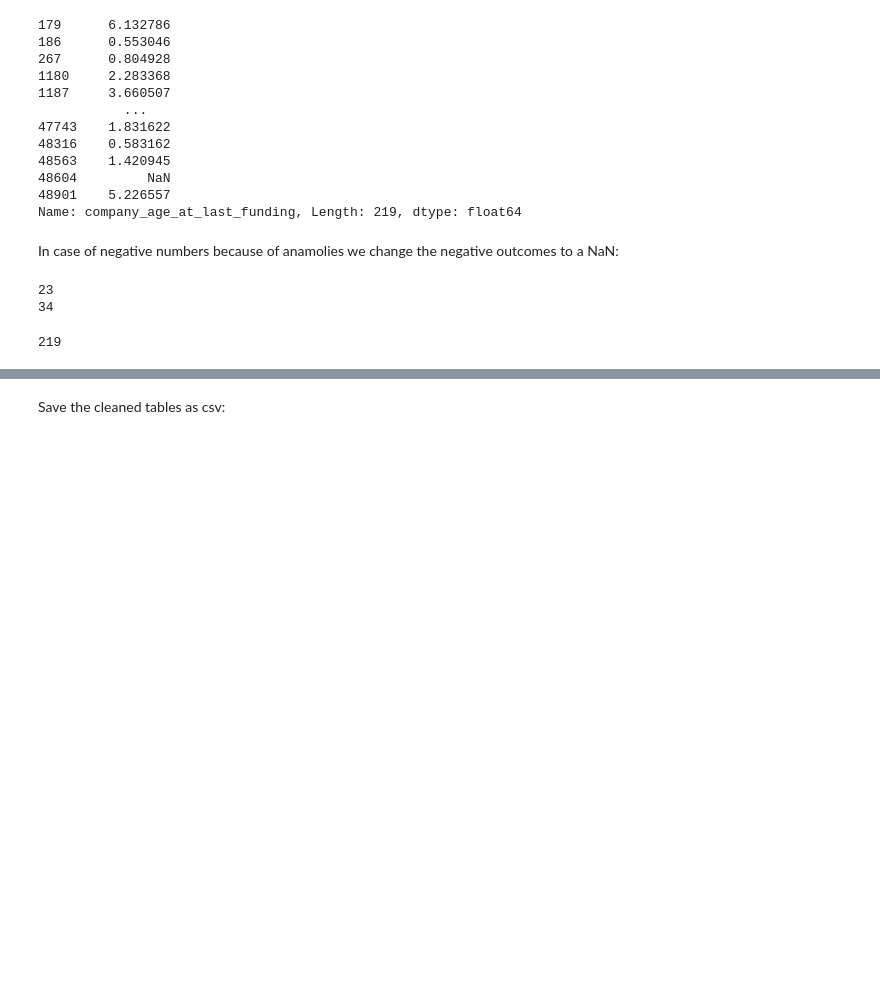
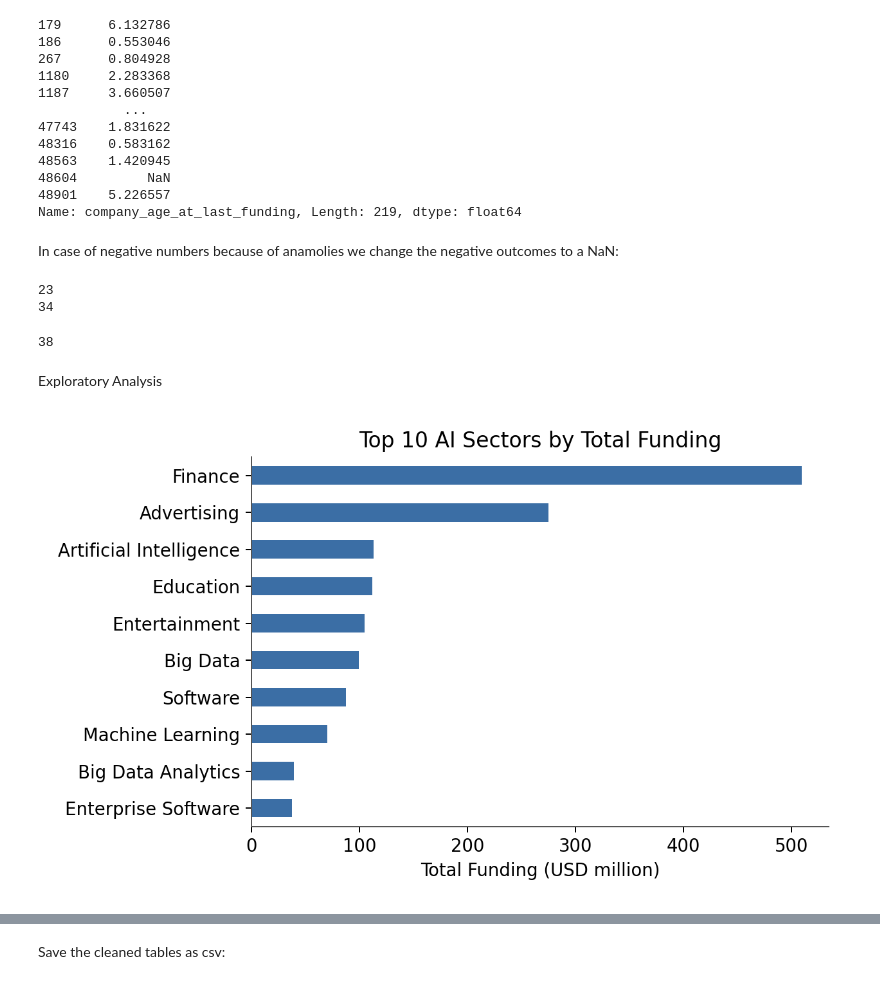
Before and after one commit to feyzaunutulmaz/capstone_ai_startup_intelligence, a Jupyter notebook: data_cleaning.ipynb, the cells around one changed output, grey strips where cells are left out. Drawn from its saved outputs; the diff is of its cells as text; code cells hidden in the pictures; blank space fills up the shorter version.

Commit message:
added EDA and charts

```diff
--- a/data_cleaning.ipynb
+++ b/data_cleaning.ipynb
@@ -617,5 +617,44 @@ print(df_invest_raw['years_to_first_funding'].isna().sum())
 34
 # %%
 len(df_invest_raw)
+len(df_aistartup_raw)
 # %% [output]
-219
+38
+# %% [markdown]
+Exploratory Analysis
+# %%
+
+import pandas as pd
+import matplotlib.pyplot as plt
+from IPython.display import Image, display
+# We display charts via IPython.display.Image on the saved PNG instead of
+# plt.show(), since plt.show() depends on the notebook's matplotlib backend
+# and can misbehave (showing a link/object repr instead of the plot). Reading
+# back the saved file always works regardless of backend.
+
+plt.rcParams.update({
+    'font.size': 11,
+    'axes.spines.top': False,
+    'axes.spines.right': False,
+    'axes.edgecolor': '#555555',
+    'figure.facecolor': 'white',
+})
+BLUE = '#3b6ea5'
+ORANGE = '#e08e45'
+
+df = df_invest_raw.copy()
+df['founded_year'] = pd.to_numeric(df['founded_year'], errors='coerce')
+
+# 1. Top 10 AI sectors ("market") by total funding
+top_market = df.groupby('market')['funding_total_usd'].sum().sort_values(ascending=False).head(10) / 1e6
+fig, ax = plt.subplots(figsize=(7, 4.2))
+top_market[::-1].plot(kind='barh', ax=ax, color=BLUE)
+ax.set_xlabel('Total Funding (USD million)')
+ax.set_ylabel('')
+ax.set_title('Top 10 AI Sectors by Total Funding')
+plt.tight_layout()
+plt.savefig('chart_top_markets_en.png', dpi=180)
+plt.close()
+display(Image('chart_top_markets_en.png'))
+# %% [output]
+[figure, added]
```
Also changed, not shown: parts of 5 cells of this notebook, 9 other files.
